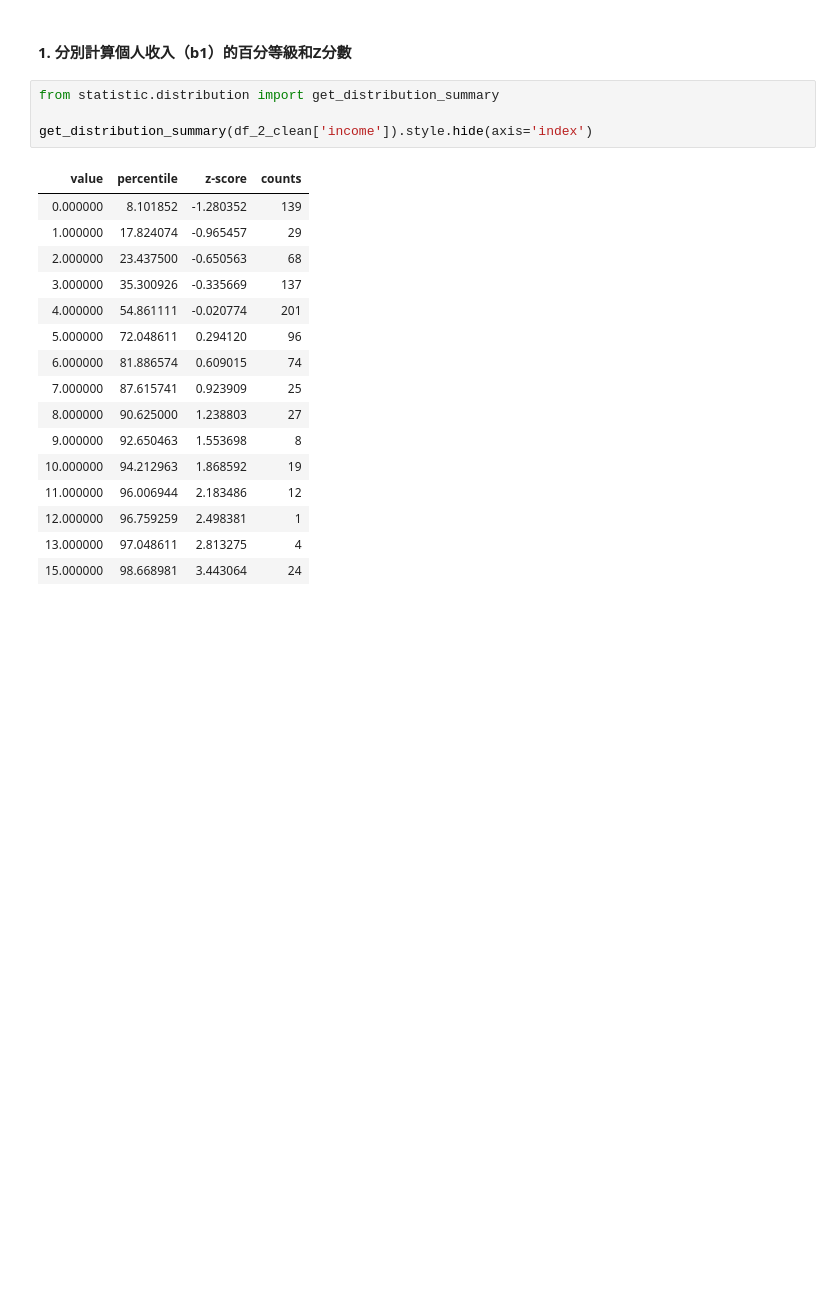
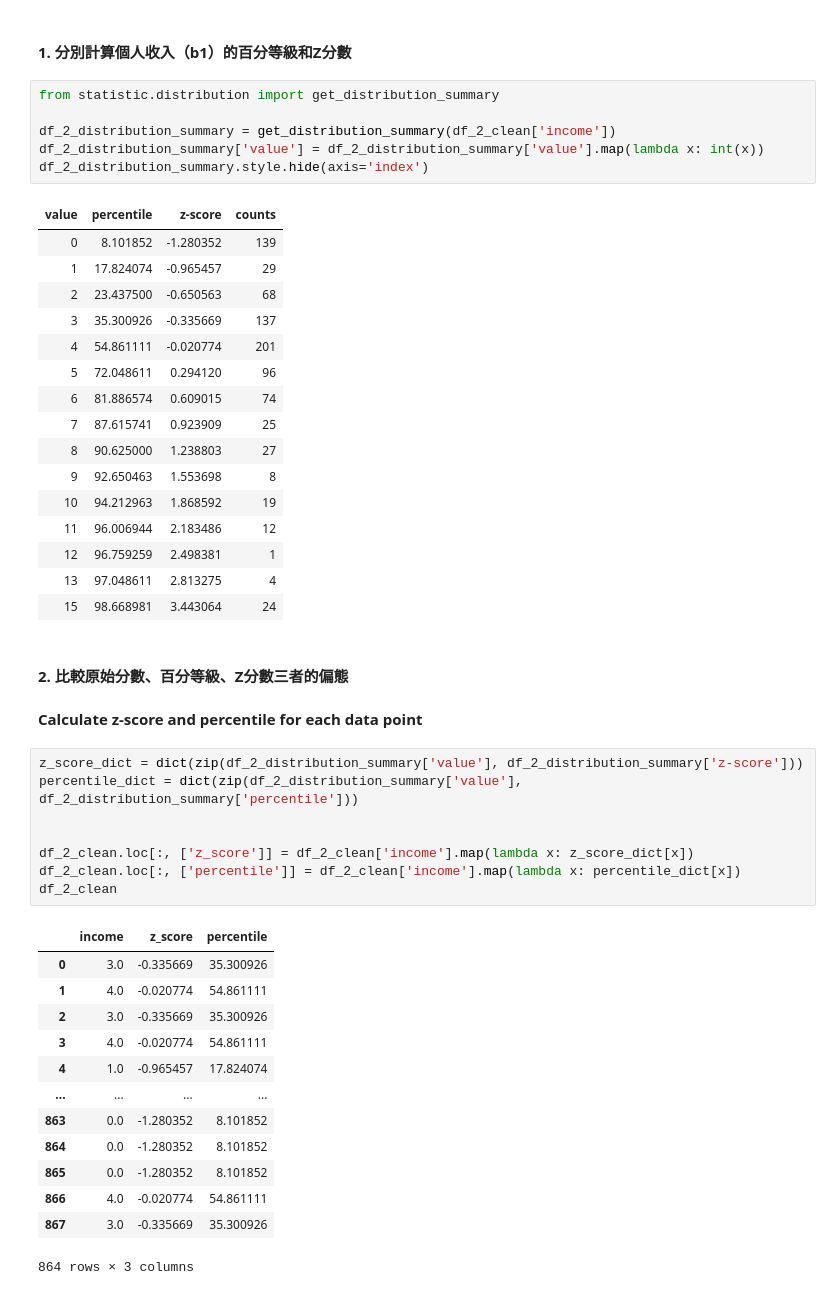
Before and after one commit to WendellLiu/ntpu-social-data-analysis, a Jupyter notebook: notebooks/20251004_homework.ipynb, the cells around one changed output. Saved outputs shown, nothing was run; the diff lists cells and outputs as text; blank space fills up the shorter version.

```diff
--- a/notebooks/20251004_homework.ipynb
+++ b/notebooks/20251004_homework.ipynb
@@ -99,21 +92,49 @@ distribution_plot(df_2_clean['income'], xlabel = 'Income')
 # %%
 from statistic.distribution import get_distribution_summary
 
-get_distribution_summary(df_2_clean['income']).style.hide(axis='index')
+df_2_distribution_summary = get_distribution_summary(df_2_clean['income'])
+df_2_distribution_summary['value'] = df_2_distribution_summary['value'].map(lambda x: int(x))
+df_2_distribution_summary.style.hide(axis='index')
 # %% [output]
 | value | percentile | z-score | counts |
-| 0.000000 | 8.101852 | -1.280352 | 139 |
-| 1.000000 | 17.824074 | -0.965457 | 29 |
-| 2.000000 | 23.437500 | -0.650563 | 68 |
-| 3.000000 | 35.300926 | -0.335669 | 137 |
-| 4.000000 | 54.861111 | -0.020774 | 201 |
-| 5.000000 | 72.048611 | 0.294120 | 96 |
-| 6.000000 | 81.886574 | 0.609015 | 74 |
-| 7.000000 | 87.615741 | 0.923909 | 25 |
-| 8.000000 | 90.625000 | 1.238803 | 27 |
-| 9.000000 | 92.650463 | 1.553698 | 8 |
-| 10.000000 | 94.212963 | 1.868592 | 19 |
-| 11.000000 | 96.006944 | 2.183486 | 12 |
-| 12.000000 | 96.759259 | 2.498381 | 1 |
-| 13.000000 | 97.048611 | 2.813275 | 4 |
-| 15.000000 | 98.668981 | 3.443064 | 24 |
+| 0 | 8.101852 | -1.280352 | 139 |
+| 1 | 17.824074 | -0.965457 | 29 |
+| 2 | 23.437500 | -0.650563 | 68 |
+| 3 | 35.300926 | -0.335669 | 137 |
+| 4 | 54.861111 | -0.020774 | 201 |
+| 5 | 72.048611 | 0.294120 | 96 |
+| 6 | 81.886574 | 0.609015 | 74 |
+| 7 | 87.615741 | 0.923909 | 25 |
+| 8 | 90.625000 | 1.238803 | 27 |
+| 9 | 92.650463 | 1.553698 | 8 |
+| 10 | 94.212963 | 1.868592 | 19 |
+| 11 | 96.006944 | 2.183486 | 12 |
+| 12 | 96.759259 | 2.498381 | 1 |
+| 13 | 97.048611 | 2.813275 | 4 |
+| 15 | 98.668981 | 3.443064 | 24 |
+# %% [markdown]
+#### 2. 比較原始分數、百分等級、Z分數三者的偏態
+# %% [markdown]
+**Calculate z-score and percentile for each data point**
+# %%
+z_score_dict = dict(zip(df_2_distribution_summary['value'], df_2_distribution_summary['z-score']))
+percentile_dict = dict(zip(df_2_distribution_summary['value'], df_2_distribution_summary['percentile']))
+
+
+df_2_clean.loc[:, ['z_score']] = df_2_clean['income'].map(lambda x: z_score_dict[x])
+df_2_clean.loc[:, ['percentile']] = df_2_clean['income'].map(lambda x: percentile_dict[x])
+df_2_clean
+# %% [output]
+|  | income | z_score | percentile |
+| 0 | 3.0 | -0.335669 | 35.300926 |
+| 1 | 4.0 | -0.020774 | 54.861111 |
+| 2 | 3.0 | -0.335669 | 35.300926 |
+| 3 | 4.0 | -0.020774 | 54.861111 |
+| 4 | 1.0 | -0.965457 | 17.824074 |
+| ... | ... | ... | ... |
+| 863 | 0.0 | -1.280352 | 8.101852 |
+| 864 | 0.0 | -1.280352 | 8.101852 |
+| 865 | 0.0 | -1.280352 | 8.101852 |
+| 866 | 4.0 | -0.020774 | 54.861111 |
+| 867 | 3.0 | -0.335669 | 35.300926 |
+864 rows × 3 columns
```
Also changed, not shown: parts of 10 cells of this notebook, 1 other file.
